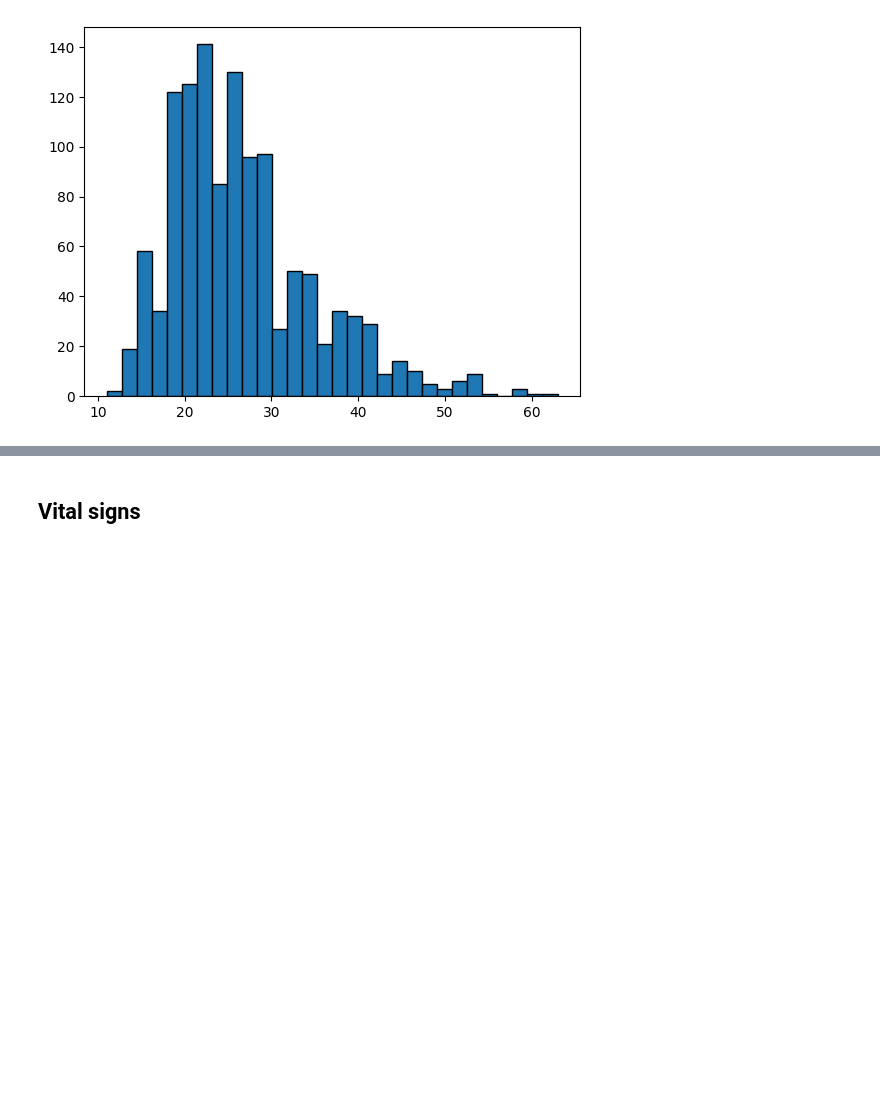
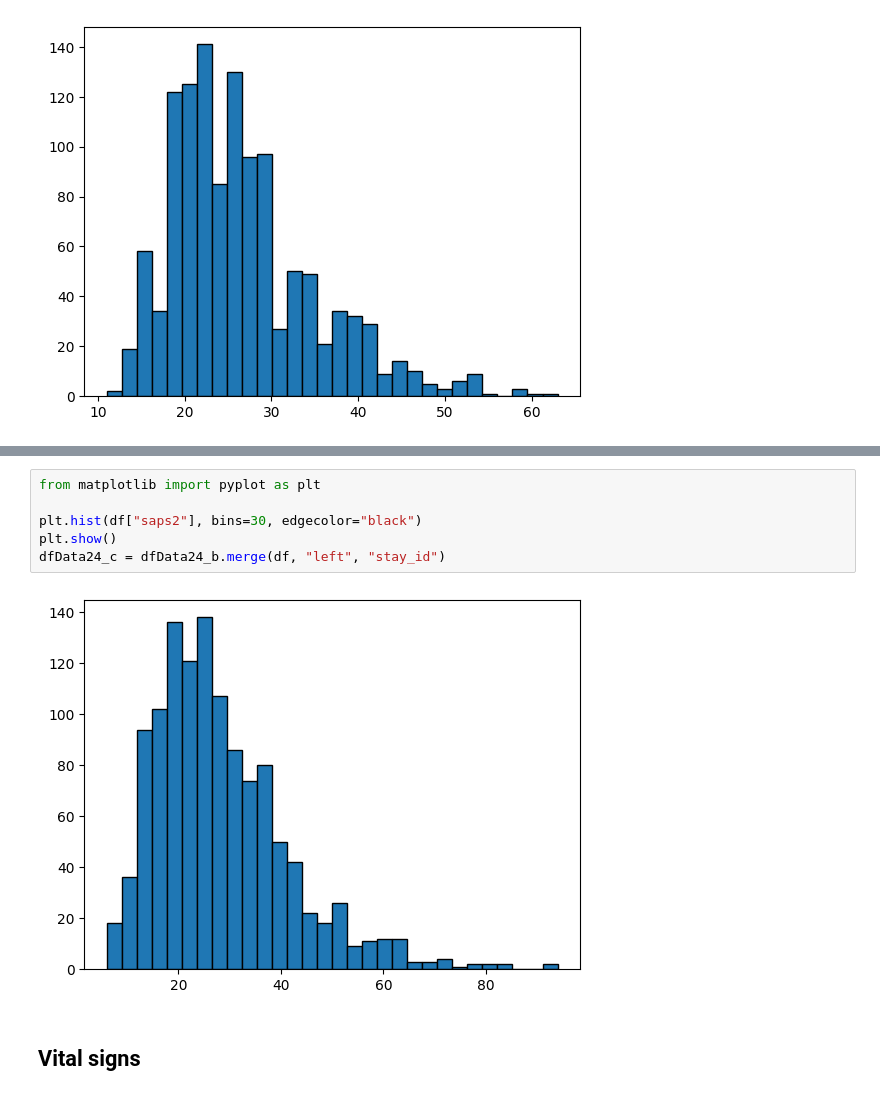
Before and after one commit to BuiHoangTu/hust.year2023.PredictingRiskDiabeticKetoacidosis-associatedKidneyInjury, a Jupyter notebook: data.ipynb, the cells around one changed output, grey strips where cells are left out. Cells and saved outputs as stored; diff of their text form; blank space fills up the shorter version.

```diff
--- a/data.ipynb
+++ b/data.ipynb
@@ -528,3 +557,11 @@ TODO: add later
+# %%
+from matplotlib import pyplot as plt
+
+plt.hist(df["saps2"], bins=30, edgecolor="black")
+plt.show()
+dfData24_c = dfData24_b.merge(df, "left", "stay_id")
+# %% [output]
+[figure, added]
 # %% [markdown]
 ## Vital signs
 # %% [markdown]
```
Also changed, not shown: parts of 12 cells of this notebook.
